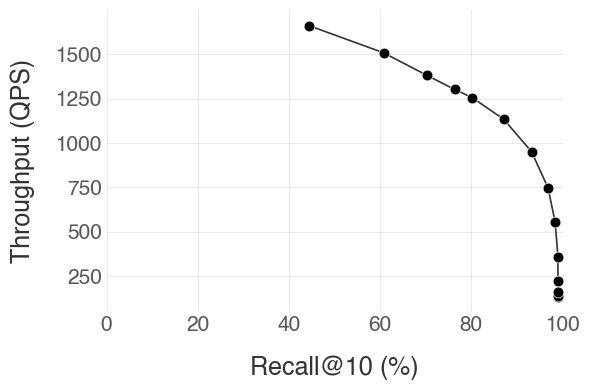
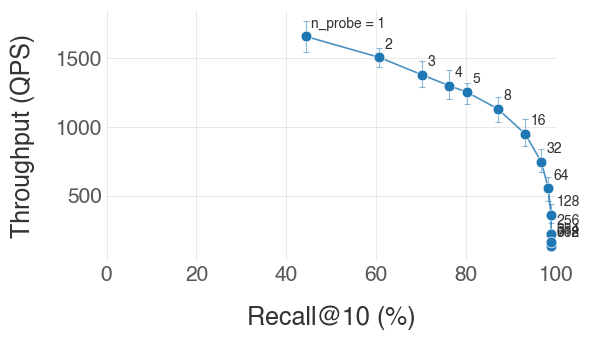
The change to this notebook cell's code, shown as a diff; its figure went from the first image to the second:
--- before
+++ after
@@ -1,4 +1,4 @@
 # ---------------------------------------------------------------------------
-# Arxiv-only PDXearch (IVF, Row Group, F32) — 14T, black line, no legend
+# Arxiv-only PDXearch (IVF, Row Group, F32) — 14T, no legend
 # ---------------------------------------------------------------------------
 import json
@@ -13,4 +13,5 @@
     save_fig,
     qps_median_ci,
+    index_colors,
     LABEL_FONTSIZE,
     TICK_FONTSIZE,
@@ -23,4 +24,11 @@
 _TARGET_INDEX = "DuckDB PDXearch (IVF, Row Group, F32)"
 _TARGET_THREADS = 14
+
+# Illustrative-only: multiply real 95% CI half-widths so error bars are
+# visible in the educational figure. The real variance is too small to
+# see at this scale. Set to 1.0 for the true CI.
+_CI_DISPLAY_SCALE = 10.0
+
+_COLOR = index_colors.get(_TARGET_INDEX, "#808080")
 
 records = []
@@ -50,5 +58,6 @@
             continue
         qps, lo, hi = qps_median_ci(latencies)
-        records.append((metrics["recall"], qps, lo, hi))
+        n_probe = db_case_cfg.get("runtime_n_probe")
+        records.append((metrics["recall"], qps, lo, hi, n_probe))
 
 records.sort(key=lambda p: p[0])
@@ -56,16 +65,26 @@
 
 apply_style()
-fig, ax = plt.subplots(figsize=(6, 4))
+fig, ax = plt.subplots(figsize=(6, 3.5))
 
 recalls = [p[0] for p in records]
 qps_vals = [p[1] for p in records]
-qps_lo = [p[2] for p in records]
-qps_hi = [p[3] for p in records]
+qps_lo = [p[2] * _CI_DISPLAY_SCALE for p in records]
+qps_hi = [p[3] * _CI_DISPLAY_SCALE for p in records]
+n_probes = [p[4] for p in records]
 
 ax.errorbar(recalls, qps_vals, yerr=[qps_lo, qps_hi], fmt="none",
-            ecolor="black", elinewidth=0.8, capsize=2, capthick=0.8, alpha=0.5, zorder=3)
-ax.scatter(recalls, qps_vals, color="black", marker="o", s=MARKER_SIZE,
+            ecolor=_COLOR, elinewidth=0.8, capsize=2, capthick=0.8, alpha=0.5, zorder=3)
+ax.scatter(recalls, qps_vals, color=_COLOR, marker="o", s=MARKER_SIZE,
            zorder=3, edgecolors="white", linewidths=0.5)
-ax.plot(recalls, qps_vals, color="black", linewidth=1.2, alpha=0.8, zorder=2)
+ax.plot(recalls, qps_vals, color=_COLOR, linewidth=1.2, alpha=0.8, zorder=2)
+
+_first_label_drawn = False
+for _r, _q, _np in zip(recalls, qps_vals, n_probes):
+    if _np is None:
+        continue
+    _text = f"n_probe = {_np}" if not _first_label_drawn else str(_np)
+    _first_label_drawn = True
+    ax.annotate(_text, (_r, _q), fontsize=10, ha="left", va="bottom",
+                color="#333333", xytext=(4, 4), textcoords="offset points", zorder=10)
 
 ax.set_xlabel("Recall@10 (%)", fontsize=LABEL_FONTSIZE, color=FONT_COLOR, labelpad=15)

Commit: feat: improve QPS--recall curve plot